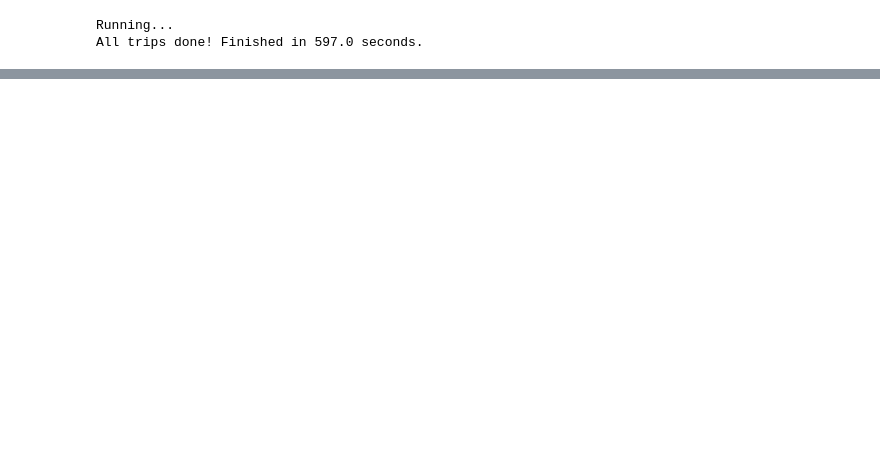
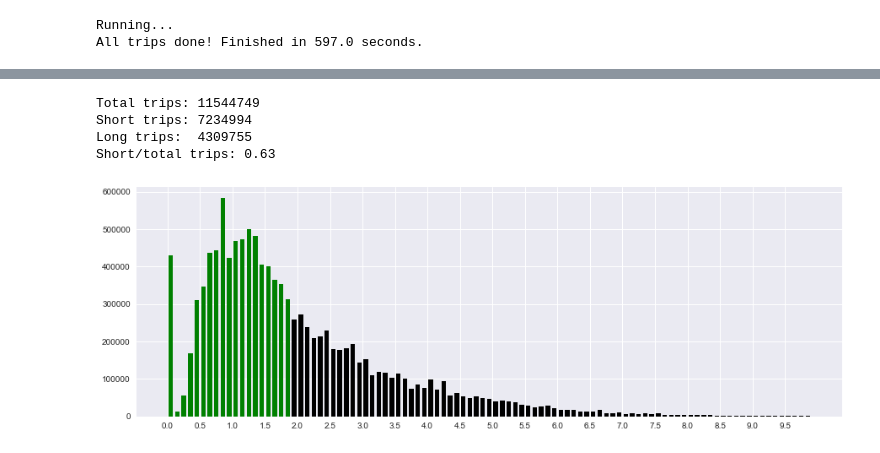
Before and after one commit to AlanAu/data-challenges, a Jupyter notebook: Alan Au - Divvy.ipynb, the cells around one changed output, grey strips where cells are left out. Saved outputs shown, nothing was run; the diff lists cells and outputs as text; code cells hidden in the pictures; blank space fills up the shorter version.

Commit message:
Does data ingestion and some early visualizations.

```diff
--- a/Alan Au - Divvy.ipynb
+++ b/Alan Au - Divvy.ipynb
@@ -262,3 +259,16 @@ Now I have data files that are all in a standardized format, with distance betwe
 15. user type ('Customer' or 'Subscriber')
 16. gender (if 'Subscriber')
 17. birth year (if 'Subscriber')
+# %%
+filename = "All_Trips.csv"
+#filename = "Trips_2016.csv"
+
+start = time.mktime(time.localtime())
+print("Running...") #so I know Jupyter is doing something
+
+raw_df = pd.read_csv(data_loc+filename, low_memory=False) #data_loc is from above
+
+duration = time.mktime(time.localtime()) - start
+print("Data ingestion done! Finished in "+str(duration)+" seconds.") #so I know when Jupyter is done
+
+raw_df.head(3)
@@ -264,0 +282,34 @@ Now I have data files that are all in a standardized format, with distance betwe
+# %%
+trip_count = raw_df['short'].count()
+short_count = sum(raw_df['short'])
+long_count = trip_count - short_count
+short_pct = short_count/trip_count
+
+print("Total trips:", trip_count)
+print("Short trips:", short_count)
+print("Long trips: ", long_count)
+print("Short/total trips:", '{:.2f}'.format(short_pct))
+# %% [output]
+Total trips: 11544749
+Short trips: 7234994
+Long trips:  4309755
+Short/total trips: 0.63
+# %%
+#Histogram of distances
+#Note: do this before removing the "distance" column from the dataframe
+
+plt.rcParams["figure.figsize"] = [15,5] #resize the plot for easy display
+
+#sns.distplot(raw_df['distance'], kde=False) #seaborn version
+
+max_dist = 10
+cutoff_dist = 2
+all_dist = list(map(lambda x:x/10,range(0,max_dist*10)))
+short_dist = list(map(lambda x:x/10,range(0,cutoff_dist*10)))
+
+plt.figure().add_subplot(111).set_xticks(list(map(lambda x:x/2,range(0,max_dist*2))))
+
+plt.hist(raw_df['distance'], bins = all_dist, rwidth = .7, color = 'k');
+plt.hist(raw_df['distance'], bins = short_dist, rwidth = .7, color = 'g');
+# %% [output]
+[figure, added]
```
Also changed, not shown: parts of 17 cells of this notebook.
